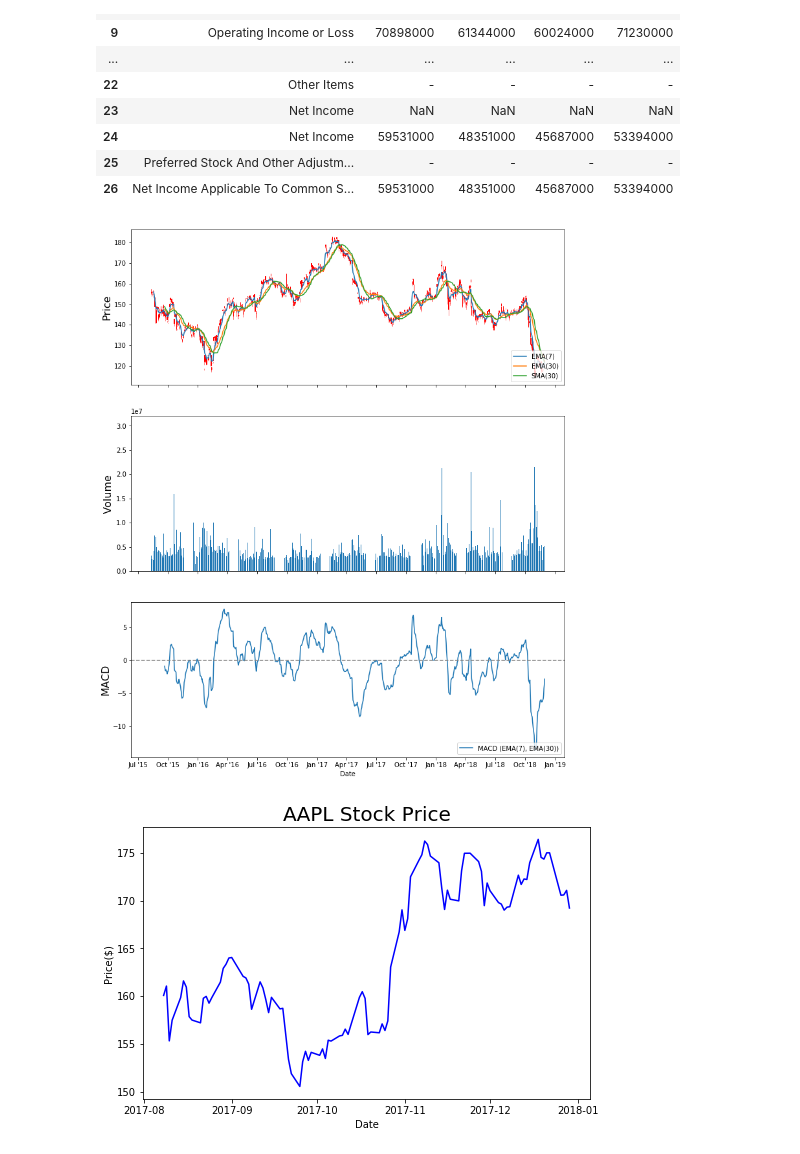
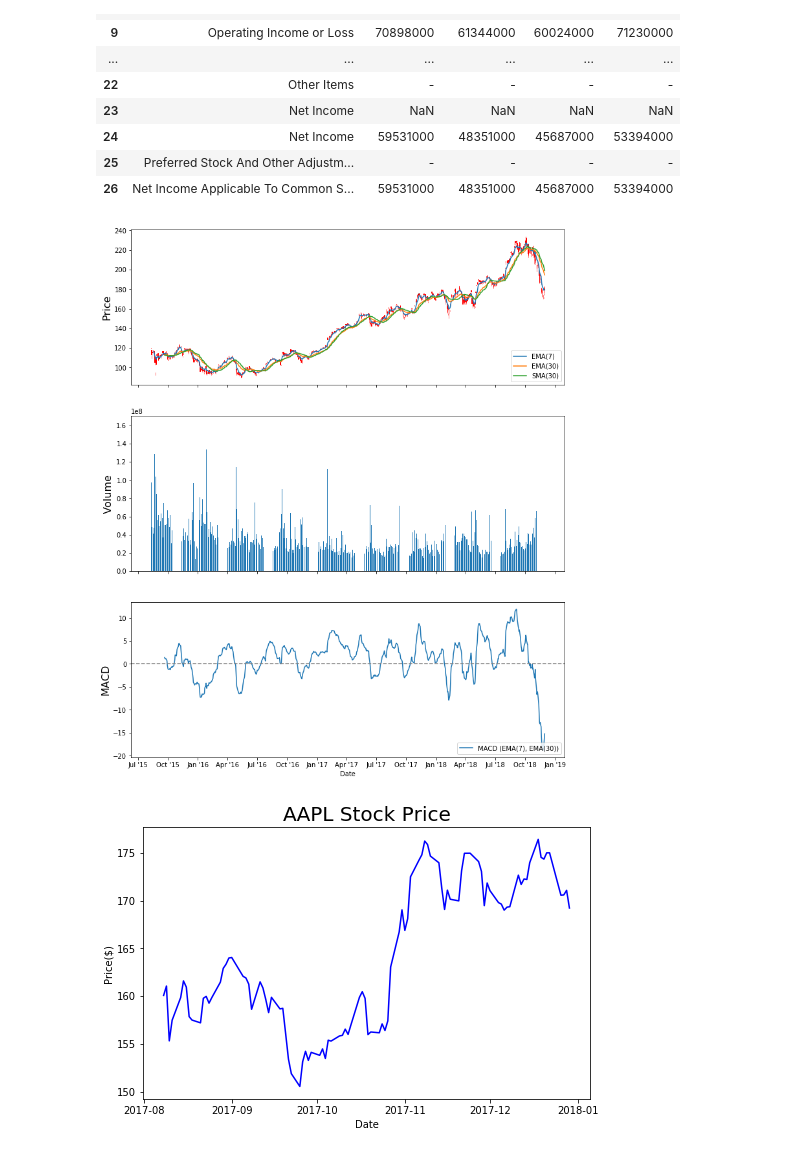
Before and after one commit to suyuchenxm/toolsproject, a Jupyter notebook: William_Notebook_.ipynb, the cells around one changed output. Drawn from its saved outputs; the diff is of its cells as text; code cells hidden in the pictures.

```diff
--- a/William_Notebook_.ipynb
+++ b/William_Notebook_.ipynb
@@ -309,9 +309,9 @@ def plot_key_technical(ticker):
     ax3.legend(loc=4)
 # %%
 from datetime import datetime
-plot_key_technical("IBM")
+plot_key_technical("AAPL")
 # %% [output]
-[figure, old version]
+[figure, new version]
 # %%
 def plot_price(ticker,start,end):
     import matplotlib.patches as mpatches
```
Also changed, not shown: 1 other file.
